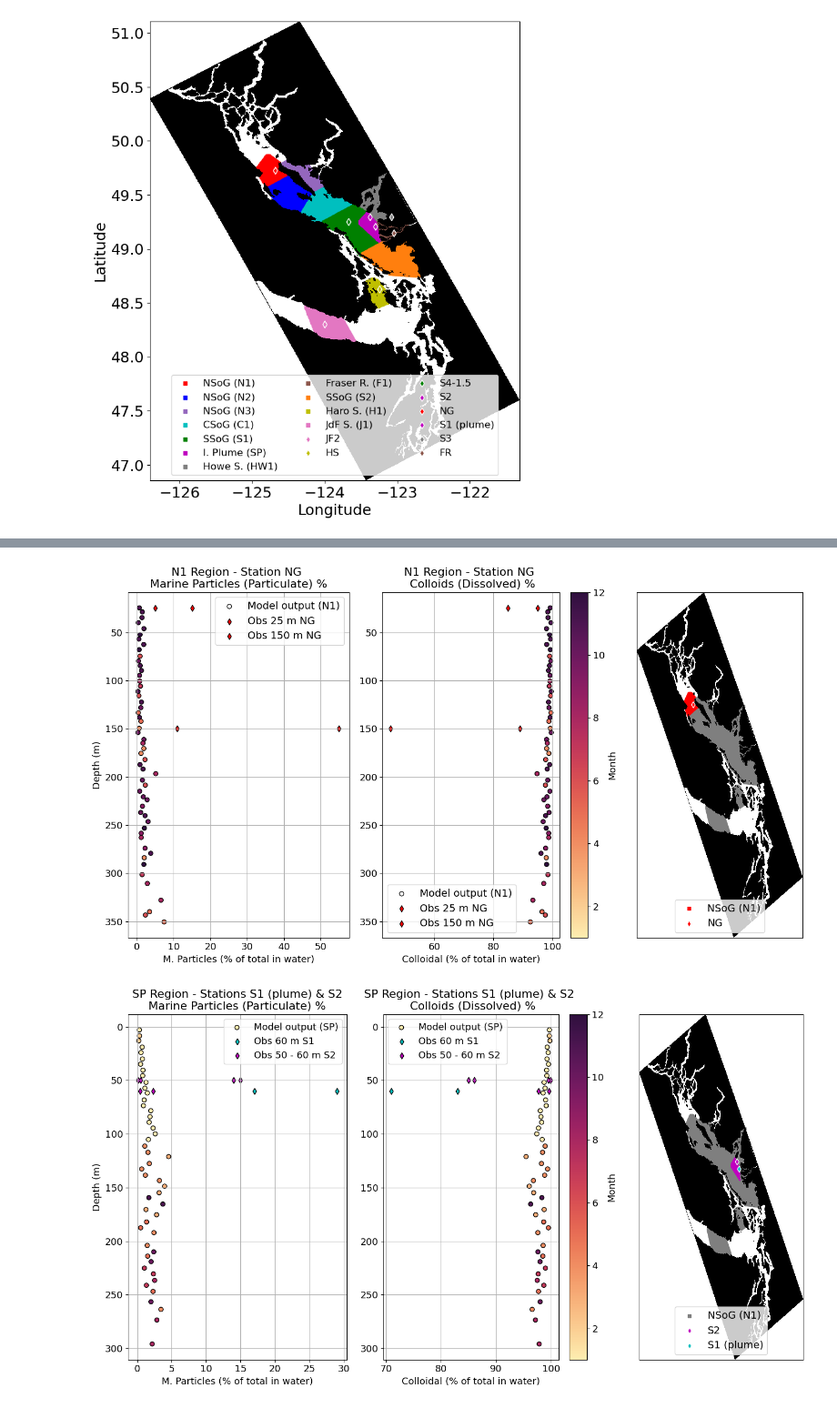
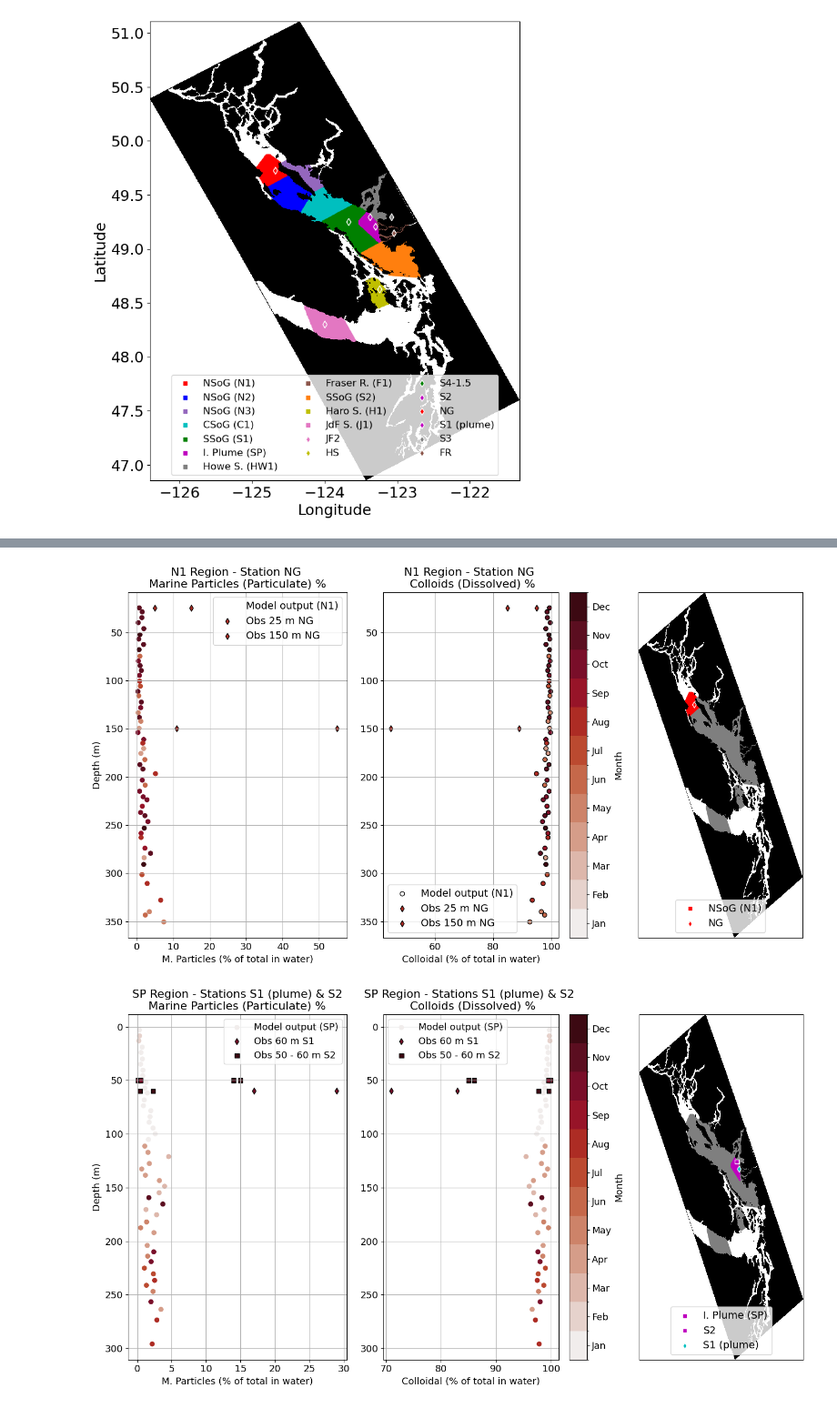
Before and after one commit to SalishSeaCast/analysis-vicente, a Jupyter notebook: Ocean_Parcels/PBDE_simulations/Particulate_Dissolved_ratios_depths.ipynb, the cells around one changed output, grey strips where cells are left out. Shown at 91% size. Cells and saved outputs as stored; diff of their text form; code cells hidden in the pictures.

```diff
--- a/Ocean_Parcels/PBDE_simulations/Particulate_Dissolved_ratios_depths.ipynb
+++ b/Ocean_Parcels/PBDE_simulations/Particulate_Dissolved_ratios_depths.ipynb
@@ -18,6 +18,7 @@ Station S1 - Iona Island effluent plume
 # 5 - Oct - 2013
 depth_avg_S1 = [60, 60]
 part_S1 = [17, 29]
+S1_month = [10,10]
 # %% [markdown]
 Station S3 - Inner Harbor of Burrard Inlet
 # %%
@@ -50,6 +58,9 @@ part_S2_0 = [14, 15, 0.1, 0.5]
 #
 depth_avg_S2_1 = [60, 60]
 part_S2_1 = [0.4, 2.3]
+#
+S2_0_month = [12,12,10,10]
+S2_1_month = [12,12]
 # %% [markdown]
 Station S4–1.5 - Southern SoG
 # %%
@@ -145,3 +160,9 @@ color_meses = cm.matter
+# %%
+from matplotlib.colors import BoundaryNorm
+from matplotlib.colorbar import ColorbarBase
+color_meses = cm.amp
+bounds = np.arange(1, 14)  # 1-12 inclusive, upper bound is exclusive
+norm = BoundaryNorm(boundaries=bounds, ncolors=color_meses.N)
 # %%
 # model status ratio (status 3 / (status 2 + status 3))
 numerator = status_vertical_S1['Particles Status 3'].astype(float)
@@ -272,10 +297,13 @@ fig, ax = plt.subplots(1, 3, figsize=(14, 8), gridspec_kw={'width_ratios': [2, 2
 
 # ---------------- ----------------
 NG_plot = ax[0].scatter(status_ratio_N1 * 100, status_vertical_N1['Avg. Depth'], c=status_vertical_N1['Mode Month']
-              , cmap = color_meses, edgecolor = 'k', label='Model output (N1)', vmin=1, vmax=12)
-plt.colorbar(NG_plot, ax = ax[1], label = 'Month')
-ax[0].scatter(part_NG_0, depth_avg_NG_0, c='r', marker = 'd', edgecolor = 'k', label=f'Obs {depth_shallow} m NG')
-ax[0].scatter(part_NG_1, depth_avg_NG_1, c='r', marker = 'd', edgecolor = 'k', label=f'Obs {depth_deep} m NG')
+              , cmap = color_meses, label='Model output (N1)', norm=norm)
+cbar = plt.colorbar(NG_plot, ax = ax[1], label = 'Month')
+cbar.set_ticks(np.arange(1.5, 13.5, 1))
+cbar.set_ticklabels(['Jan', 'Feb', 'Mar', 'Apr', 'May', 'Jun',
+                     'Jul', 'Aug', 'Sep', 'Oct', 'Nov', 'Dec'])
+ax[0].scatter(part_NG_0, depth_avg_NG_0, c=NG_0_month, cmap = color_meses, vmin=1, vmax=12, marker = 'd', edgecolor = 'k', label=f'Obs {depth_shallow} m NG')
+ax[0].scatter(part_NG_1, depth_avg_NG_1, c=NG_1_month, cmap = color_meses, vmin=1, vmax=12, marker = 'd', edgecolor = 'k', label=f'Obs {depth_deep} m NG')
 
 #ax[0].errorbar(mean_shallow, depth_shallow, xerr=std_shallow, fmt='d', color='darkgreen', capsize=5, label=f'{depth_shallow} m mean ± std')
 #ax[0].errorbar(mean_deep, depth_deep, xerr=std_deep, fmt='d', color='darkblue', capsize=5, label=f'{depth_deep} m mean ± std')
@@ -303,11 +331,11 @@ status_ratio_N1_comp = 100 - (status_ratio_N1 * 100)
 
 # Model
 ax[1].scatter(status_ratio_N1_comp, status_vertical_N1['Avg. Depth'], c=status_vertical_N1['Mode Month']
-              , cmap = color_meses, edgecolor = 'k', label='Model output (N1)', vmin=1, vmax=12)
+              , cmap = color_meses, edgecolor = 'k', label='Model output (N1)', norm=norm)
 
 # Obs
-ax[1].scatter(part_NG_0_comp, depth_avg_NG_0, c='red', marker = 'd', edgecolor = 'k', label=f'Obs {depth_shallow} m NG')
-ax[1].scatter(part_NG_1_comp, depth_avg_NG_1, c='red', marker = 'd', edgecolor = 'k', label=f'Obs {depth_deep} m NG')
+ax[1].scatter(part_NG_0_comp, depth_avg_NG_0, c=NG_0_month, cmap = color_meses, vmin=1, vmax=12, marker = 'd', edgecolor = 'k', label=f'Obs {depth_shallow} m NG')
+ax[1].scatter(part_NG_1_comp, depth_avg_NG_1, c=NG_1_month, cmap = color_meses, vmin=1, vmax=12, marker = 'd', edgecolor = 'k', label=f'Obs {depth_deep} m NG')
 
 # Mean ± std
 #ax[1].errorbar(mean_shallow_comp, depth_shallow, xerr=std_shallow, fmt='d', color='green', capsize=5, label=f'{depth_shallow} m mean ± std')
@@ -343,7 +371,7 @@ ax[2].tick_params(which='both', bottom=False, top=False, left=False, right=False
 plt.tight_layout()
 plt.show()
 # %% [output]
-[figure, old version]
+[figure, new version]
 # %%
 # model status ratio for SP
 numerator = status_vertical_SP['Particles Status 3'].astype(float)
@@ -362,6 +390,7 @@ part_S1 = part_S1
 # S2
 depth_S2 = depth_avg_S2_0 + depth_avg_S2_1
 part_S2 = part_S2_0 + part_S2_1
+months_S2 = S2_0_month + S2_1_month
 #mean_S2 = np.mean(part_S2)
 #std_S2 = np.std(part_S2)
 #min_S2 = np.min(part_S2)
@@ -372,11 +401,13 @@ fig, ax = plt.subplots(1, 3, figsize=(14, 8), gridspec_kw={'width_ratios': [2, 2
 
 # --------------------------------
 SP_plot = ax[0].scatter(status_ratio_SP * 100, status_vertical_SP['Avg. Depth'], c=status_vertical_SP['Mode Month']
-              , cmap = color_meses, edgecolor = 'k', label='Model output (SP)', vmin=1, vmax=12)
-plt.colorbar(SP_plot, ax = ax[1], label = 'Month')
-# S1 observations
-ax[0].scatter(part_S1, depth_S1, c='c', marker='d', edgecolor = 'k', label=f'Obs {depth_S1[0]} m S1')
-ax[0].scatter(part_S2, depth_S2, c='m', marker='d', edgecolor = 'k', label=f'Obs {depth_S2[0]} - {depth_S2[-1]} m S2')
+              , cmap = color_meses, label='Model output (SP)', norm=norm)
+cbar = plt.colorbar(SP_plot, ax = ax[1], label = 'Month')
+cbar.set_ticks(np.arange(1.5, 13.5, 1))
+cbar.set_ticklabels(['Jan', 'Feb', 'Mar', 'Apr', 'May', 'Jun',
+                     'Jul', 'Aug', 'Sep', 'Oct', 'Nov', 'Dec'])# S1 observations
+ax[0].scatter(part_S1, depth_S1, c=S1_month, cmap = color_meses, vmin=1, vmax=12, marker='d', edgecolor = 'k', label=f'Obs {depth_S1[0]} m S1')
+ax[0].scatter(part_S2, depth_S2, c=months_S2, cmap = color_meses, vmin=1, vmax=12, marker='s', edgecolor = 'k', label=f'Obs {depth_S2[0]} - {depth_S2[-1]} m S2')
 
 #ax[0].errorbar(mean_S1, np.mean(depth_S1), xerr=std_S1, fmt='d', color='crimson', capsize=5, label='S1 mean ± std')
 #ax[0].plot([min_S1, max_S1], [np.mean(depth_S1)]*2, color='crimson', linewidth=2, linestyle='--', label='S1 min–max')
@@ -411,11 +442,11 @@ part_S2_comp = [100 - p for p in part_S2]
 
 # Model
 ax[1].scatter(status_ratio_SP_comp, status_vertical_SP['Avg. Depth'], c=status_vertical_SP['Mode Month']
-              , cmap = color_meses, edgecolor = 'k', label='Model output (SP)', vmin=1, vmax=12)
+              , cmap = color_meses, label='Model output (SP)', norm=norm)
 
 # S1
-ax[1].scatter(part_S1_comp, depth_S1, c='c', marker='d',edgecolor = 'k',  label=f'Obs {depth_S1[0]} m S1 ')
-ax[1].scatter(part_S2_comp, depth_S2, c='m', marker='d', edgecolor = 'k', label=f'Obs {depth_S2[0]} - {depth_S2[-1]} m S2 ')
+ax[1].scatter(part_S1_comp, depth_S1, c=S1_month, cmap = color_meses, vmin=1, vmax=12, marker='d',edgecolor = 'k',  label=f'Obs {depth_S1[0]} m S1 ')
+ax[1].scatter(part_S2_comp, depth_S2, c=months_S2, cmap = color_meses, vmin=1, vmax=12, marker='s', edgecolor = 'k', label=f'Obs {depth_S2[0]} - {depth_S2[-1]} m S2 ')
 
 #ax[1].errorbar(mean_S1_comp, np.mean(depth_S1), xerr=std_S1, fmt='d', color='orange', capsize=5, label='S1 mean ± std')
 #ax[1].plot([min_S1_comp, max_S1_comp], [np.mean(depth_S1)]*2, color='orange', linewidth=2, linestyle='--', label='S1 min–max')
@@ -423,34 +454,34 @@ ax[1].scatter(part_S2_comp, depth_S2, c='m', marker='d', edgecolor = 'k', label=
 # S2
 #ax[1].errorbar(mean_S2_comp, np.mean(depth_S2), xerr=std_S2, fmt='d', color='blue', capsize=5, label='S2 mean ± std')
 #ax[1].plot([min_S2_comp, max_S2_comp], [np.mean(depth_S2)]*2, color='blue', linewidth=2, linestyle='--', label='S2 min–max')
 
 # Axis settings
 ax[1].invert_yaxis()
 ax[1].set_xlabel('Colloidal (% of total in water)')
 ax[1].set_title('SP Region - Stations S1 (plume) & S2 \n Colloids (Dissolved) %')
 ax[1].grid(True)
 ax[1].legend(loc='best')
 #
 # Map
-ax[2].scatter(lon_NSoG_N1, lat_NSoG_N1, c = colors_regions[6], s = 20, marker = 's', label=regions[0])
+ax[2].scatter(lon_NSoG_N1, lat_NSoG_N1, c = colors_regions[6], s = 20, marker = 's')
 ax[2].scatter(lon_NSoG_N2, lat_NSoG_N2, c = colors_regions[6],s = 20,  marker = 's')
 ax[2].scatter(lon_NSoG_N3, lat_NSoG_N3, c = colors_regions[6],s = 20,  marker = 's')
 ax[2].scatter(lon_CSoG_C1, lat_CSoG_C1, c = colors_regions[6],s = 20, marker = 's')
 ax[2].scatter(lon_SSoG_S1, lat_SSoG_S1, c = colors_regions[6],s = 20, marker = 's')
-ax[2].scatter(lon_SSoG_SP, lat_SSoG_SP, c = colors_regions[5],s = 20, marker = 's')
+ax[2].scatter(lon_SSoG_SP, lat_SSoG_SP, c = colors_regions[5],s = 20, marker = 's', label=regions[5])
 ax[2].scatter(lon_Howe_HW1, lat_Howe_HW1,c = colors_regions[6], s = 20, marker = 's')
 ax[2].scatter(lon_Fraser_F1, lat_Fraser_F1, c = colors_regions[6], s = 20, marker = 's')
 ax[2].scatter(lon_SSoG_S2, lat_SSoG_S2,c = colors_regions[6], s = 20 ,marker = 's')
 ax[2].scatter(lon_Haro_H1, lat_Haro_H1,c = colors_regions[6],s = 20,marker = 's')
 ax[2].scatter(lon_Juan_J1, lat_Juan_J1, c = colors_regions[6],s = 20,marker = 's')
 ax[2].pcolormesh(mask['nav_lon'], mask['nav_lat'], mask['tmask'][0][0], cmap = cmap)
-ax[2].scatter(lon[3], lat[3], marker = 'd', edgecolors='w', c = color_stations[3], label = stations[3])
+ax[2].scatter(lon[3], lat[3], marker = 's', edgecolors='w', c = color_stations[3], label = stations[3])
 ax[2].scatter(lon[5], lat[5], marker = 'd', edgecolors='w', c = 'c' , label = stations[5])
 
 ax[2].legend(loc = 'lower center', fontsize = 14)
 ax[2].tick_params(which='both', bottom=False, top=False, left=False, right=False,
         labelbottom=False, labelleft=False)
 plt.tight_layout()
 plt.show()
 # %% [output]
-[figure, old version]
+[figure, new version]
```
Also changed, not shown: parts of 7 cells of this notebook, 3 other files.
